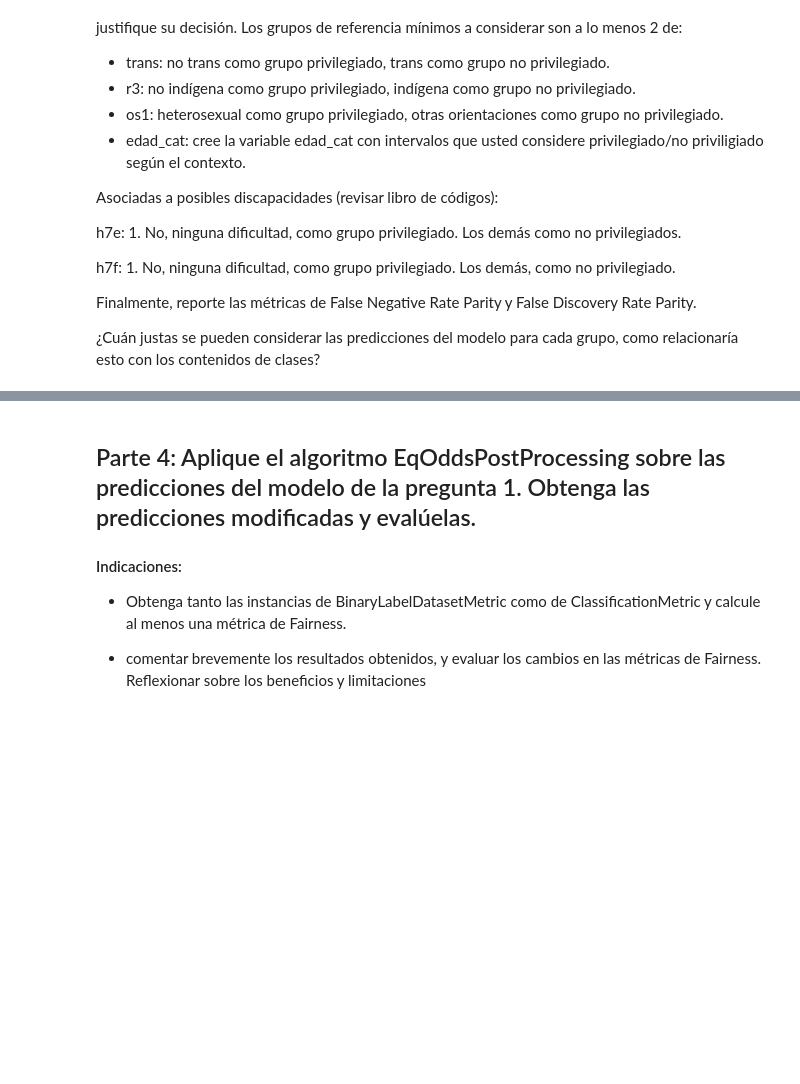
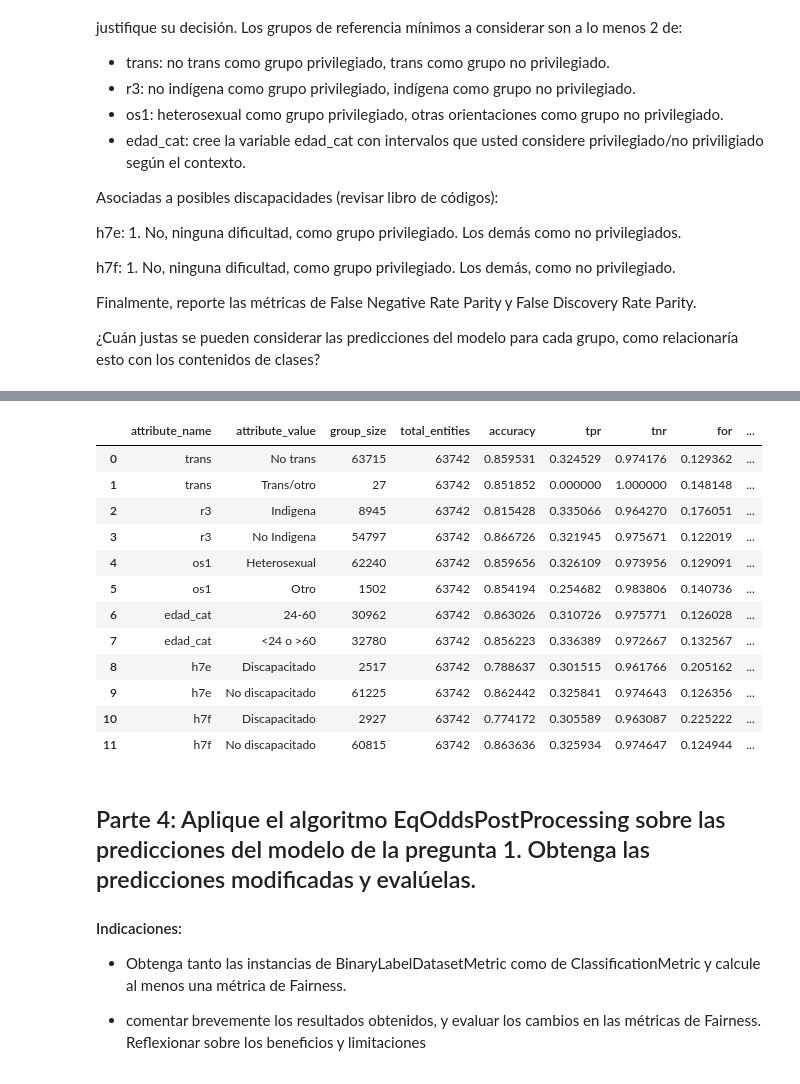
Before and after one commit to wbguc/taller-2, a Jupyter notebook: Taller_sumativo_2.ipynb, the cells around one changed output, grey strips where cells are left out. Cells and saved outputs as stored; diff of their text form; code cells hidden in the pictures; blank space fills up the shorter version.

```diff
--- a/Taller_sumativo_2.ipynb
+++ b/Taller_sumativo_2.ipynb
@@ -233,0 +250,19 @@ Finalmente, reporte las métricas de False Negative Rate Parity y False Discover
+# %%
+df_aequitas = pd.DataFrame({'label_value': y_test.astype(int), 'score': y_pred.astype(int)})
+
+df_aequitas
+
+df_aequitas['trans'] = df_test_og['trans'].apply(lambda x: 'No trans' if x == 'No' else 'Trans/otro')
+
+df_aequitas['r3'] = df_test_og['r3'].apply(lambda x: 'No Indigena' if x != 'Indígena' else 'Indigena')
+
+df_aequitas['os1'] = df_test_og['os1'].apply(lambda x: 'Heterosexual' if x == 'Heterosexual' else 'Otro')
+
+# Sea el rango de 24 a 60 años la edad privilegiada laboral (por salida de estudios a los 24 y jubilacion a los 60)
+df_aequitas['edad_cat'] = df_test_og['edad'].apply(lambda x: '24-60' if  24 <= x <= 60 else '<24 o >60')
+
+df_aequitas['h7e'] = df_test_og['h7e'].apply(lambda x: 'No discapacitado' if  x == 1 else 'Discapacitado')
+
+df_aequitas['h7f'] = df_test_og['h7f'].apply(lambda x: 'No discapacitado' if  x == 1 else 'Discapacitado')
+
+df_aequitas
@@ -234,3 +283,29 @@ Finalmente, reporte las métricas de False Negative Rate Parity y False Discover
+# %%
+group = Group()
+
+x_tab, _ = group.get_crosstabs(df_aequitas)
+
+# Codigo taller formativo 2
+absolute_metrics = group.list_absolute_metrics(x_tab)
+
+absolute_xtab = x_tab[
+    ["attribute_name", "attribute_value", "group_size", "total_entities"] + absolute_metrics
+]
+absolute_xtab
+# %% [output]
+|  | attribute_name | attribute_value | group_size | total_entities | accuracy | tpr | tnr | for | ... |
+| 0 | trans | No trans | 63715 | 63742 | 0.859531 | 0.324529 | 0.974176 | 0.129362 | ... |
+| 1 | trans | Trans/otro | 27 | 63742 | 0.851852 | 0.000000 | 1.000000 | 0.148148 | ... |
+| 2 | r3 | Indigena | 8945 | 63742 | 0.815428 | 0.335066 | 0.964270 | 0.176051 | ... |
+| 3 | r3 | No Indigena | 54797 | 63742 | 0.866726 | 0.321945 | 0.975671 | 0.122019 | ... |
+| 4 | os1 | Heterosexual | 62240 | 63742 | 0.859656 | 0.326109 | 0.973956 | 0.129091 | ... |
+| 5 | os1 | Otro | 1502 | 63742 | 0.854194 | 0.254682 | 0.983806 | 0.140736 | ... |
+| 6 | edad_cat | 24-60 | 30962 | 63742 | 0.863026 | 0.310726 | 0.975771 | 0.126028 | ... |
+| 7 | edad_cat | <24 o >60 | 32780 | 63742 | 0.856223 | 0.336389 | 0.972667 | 0.132567 | ... |
+| 8 | h7e | Discapacitado | 2517 | 63742 | 0.788637 | 0.301515 | 0.961766 | 0.205162 | ... |
+| 9 | h7e | No discapacitado | 61225 | 63742 | 0.862442 | 0.325841 | 0.974643 | 0.126356 | ... |
+| 10 | h7f | Discapacitado | 2927 | 63742 | 0.774172 | 0.305589 | 0.963087 | 0.225222 | ... |
+| 11 | h7f | No discapacitado | 60815 | 63742 | 0.863636 | 0.325934 | 0.974647 | 0.124944 | ... |
 # %% [markdown]
 ## Parte 4: Aplique el algoritmo EqOddsPostProcessing sobre las predicciones del modelo de la pregunta 1. Obtenga las predicciones modificadas y evalúelas.
 
```
Also changed, not shown: parts of 4 cells of this notebook.
